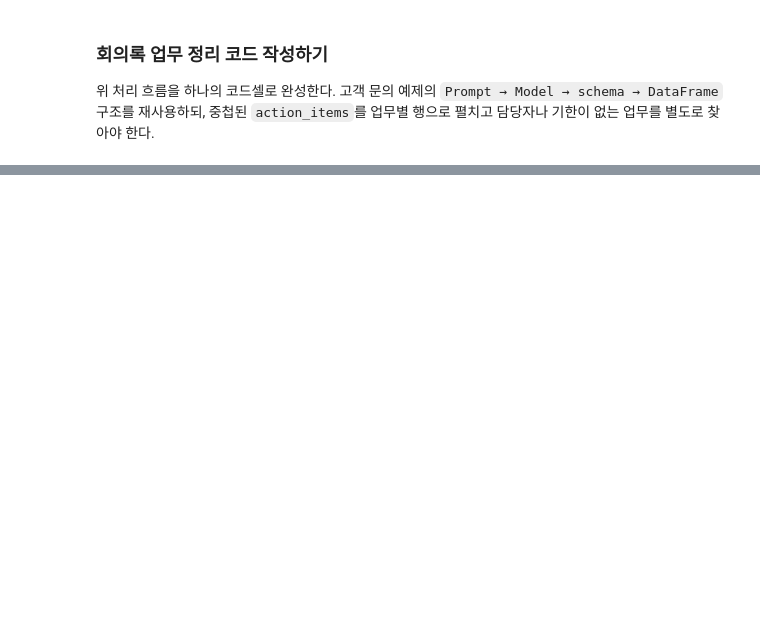
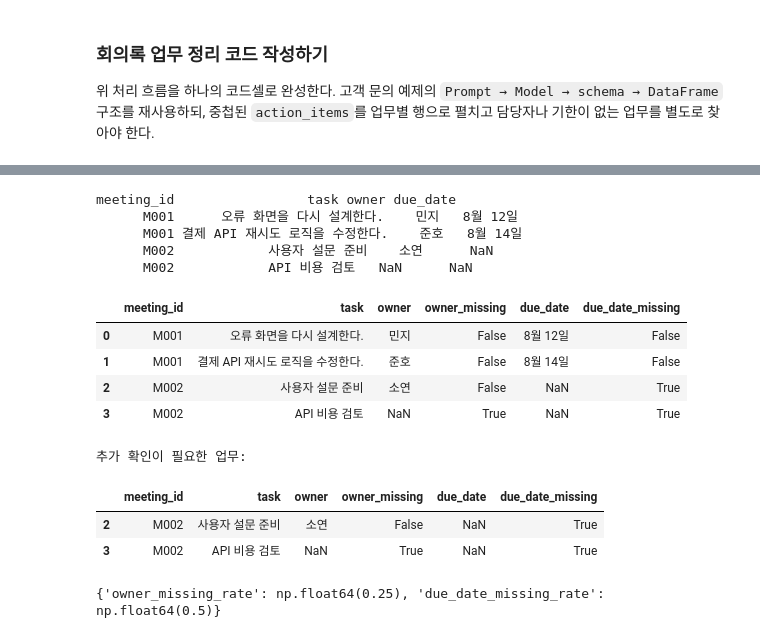
Before and after one commit to muniii-62/09_llm, a Jupyter notebook: 05_langchain/02_langchain_component/01_model_io.ipynb, the cells around one changed output, grey strips where cells are left out. Saved outputs shown, nothing was run; the diff lists cells and outputs as text; code cells hidden in the pictures; blank space fills up the shorter version.

```diff
--- a/05_langchain/02_langchain_component/01_model_io.ipynb
+++ b/05_langchain/02_langchain_component/01_model_io.ipynb
@@ -545,0 +775,60 @@ Pydantic 객체를 `model_dump()`로 딕셔너리로 바꾸면 DataFrame 행으
+# %%
+import pandas as pd
+# 5) 중첩된 action_items를 업무별 행으로 펼쳐서 DataFrame 생성
+rows = []
+for result in meeting_results:
+    for action in result.action_items:
+        rows.append({
+            "meeting_id": result.meeting_id,
+            "task": action.task,
+            "owner": action.owner,
+            "due_date": action.due_date,
+        })
+
+action_frame = pd.DataFrame(rows)
+print(action_frame.to_string(index=False))
+# %% [output]
+meeting_id                 task owner due_date
+      M001      오류 화면을 다시 설계한다.    민지   8월 12일
+      M001 결제 API 재시도 로직을 수정한다.    준호   8월 14일
+      M002            사용자 설문 준비    소연      NaN
+      M002            API 비용 검토   NaN      NaN
+# %%
+# 6) None과 대표적인 누락 표현을 같은 값으로 정규화
+missing_expressions = {None, "", "없음", "미정", "N/A", "미지정"}
+
+def normalize_missing(value):
+    return None if value in missing_expressions else value
+
+action_frame["owner"] = action_frame["owner"].apply(normalize_missing)
+action_frame["due_date"] = action_frame["due_date"].apply(normalize_missing)
+
+# 정규화 후 owner나 due_date가 없는 업무를 Boolean 열로 표시
+action_frame["owner_missing"] = action_frame["owner"].isna()
+action_frame["due_date_missing"] = action_frame["due_date"].isna()
+
+comparison_columns = ["meeting_id", "task", "owner", "owner_missing", "due_date", "due_date_missing"]
+display(action_frame[comparison_columns])
+
+# 추가 확인이 필요한 업무만 분리
+needs_followup = action_frame[
+    action_frame["owner_missing"] | action_frame["due_date_missing"]
+]
+print("추가 확인이 필요한 업무:")
+display(needs_followup[comparison_columns])
+
+print({
+    "owner_missing_rate": action_frame["owner_missing"].mean(),
+    "due_date_missing_rate": action_frame["due_date_missing"].mean(),
+})
+# %% [output]
+|  | meeting_id | task | owner | owner_missing | due_date | due_date_missing |
+| 0 | M001 | 오류 화면을 다시 설계한다. | 민지 | False | 8월 12일 | False |
+| 1 | M001 | 결제 API 재시도 로직을 수정한다. | 준호 | False | 8월 14일 | False |
+| 2 | M002 | 사용자 설문 준비 | 소연 | False | NaN | True |
+| 3 | M002 | API 비용 검토 | NaN | True | NaN | True |
+추가 확인이 필요한 업무:
+|  | meeting_id | task | owner | owner_missing | due_date | due_date_missing |
+| 2 | M002 | 사용자 설문 준비 | 소연 | False | NaN | True |
+| 3 | M002 | API 비용 검토 | NaN | True | NaN | True |
+{'owner_missing_rate': np.float64(0.25), 'due_date_missing_rate': np.float64(0.5)}
```
Also changed, not shown: parts of 17 cells of this notebook, 1 other file.
